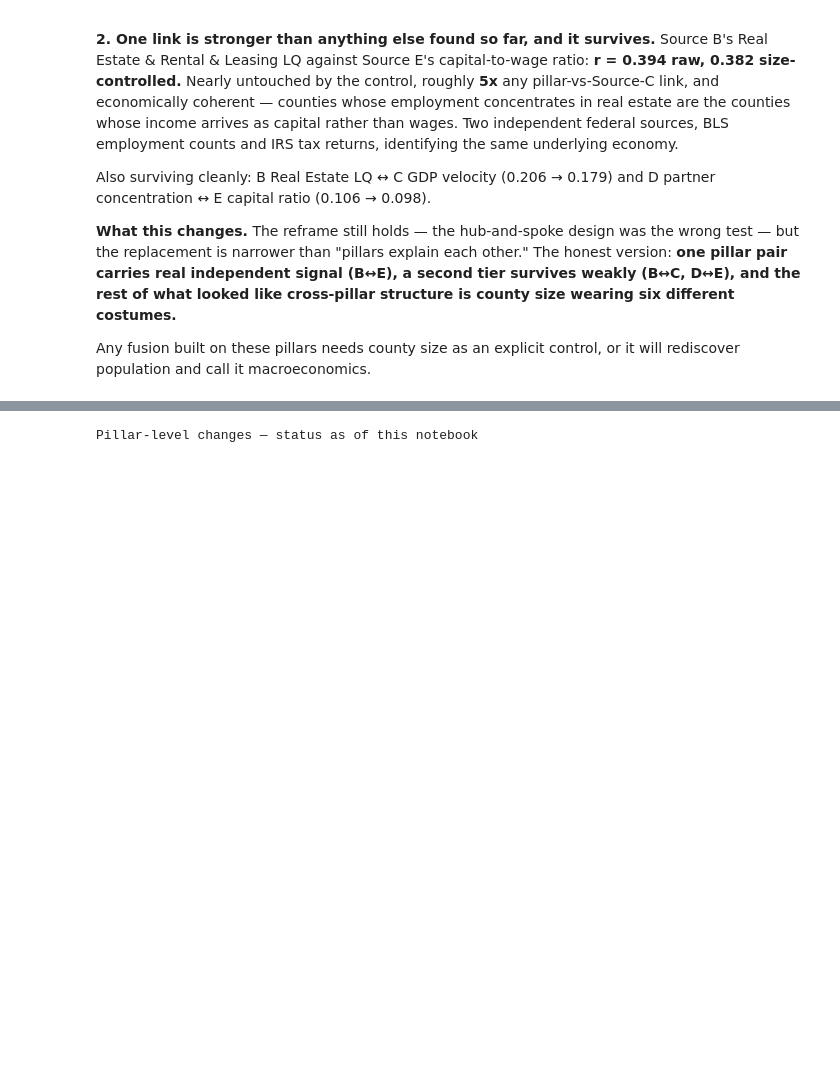
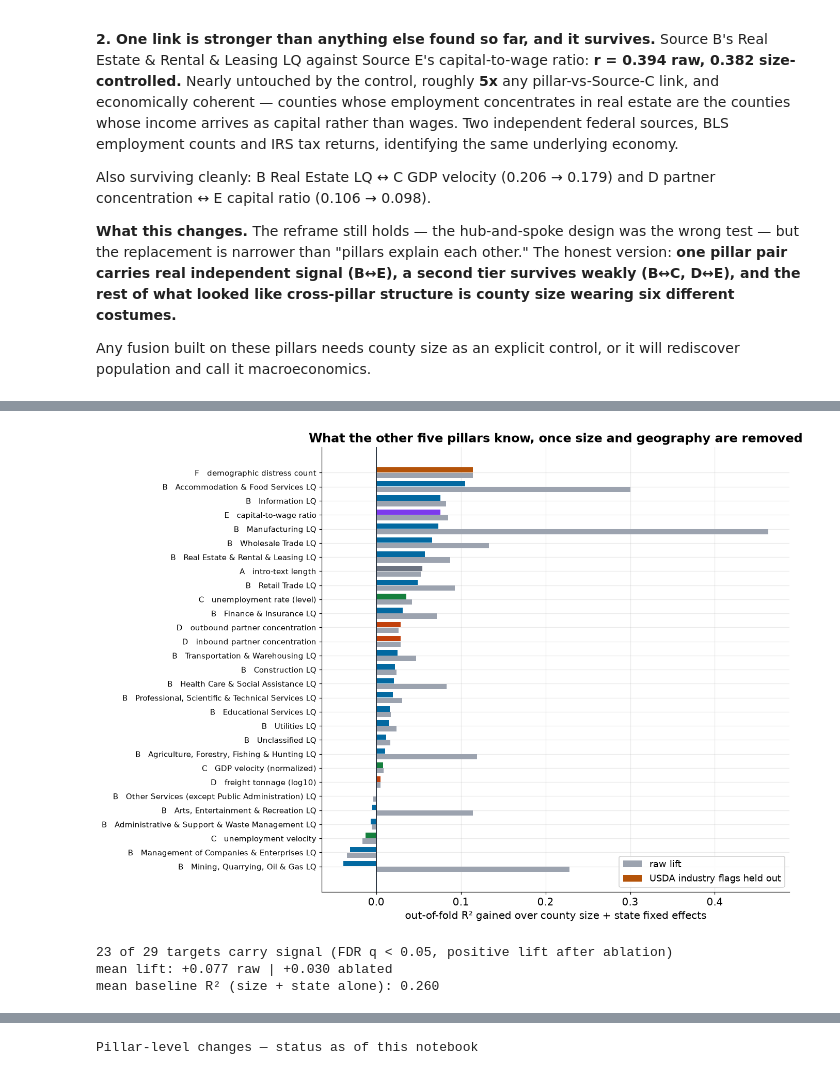
Before and after one commit to Max-Garcia-06/macro_embeddings, a Jupyter notebook: analysis-output/E_macro_key_findings.ipynb, the cells around one changed output, grey strips where cells are left out. Cells and saved outputs as stored; diff of their text form; code cells hidden in the pictures; blank space fills up the shorter version.

```diff
--- a/analysis-output/E_macro_key_findings.ipynb
+++ b/analysis-output/E_macro_key_findings.ipynb
@@ -717,0 +755,37 @@ it will rediscover population and call it macroeconomics.
+# %%
+signal = pd.read_csv(OUTPUTS / "pillar_matrix_signal.csv")
+
+PILLAR_COLORS = {"A": "#6b7280", "B": "#0369a1", "C": GOOD, "D": ACCENT,
+                 "E": "#7c3aed", "F": "#b45309"}
+
+order = signal.sort_values("lift_ablated", ascending=False).reset_index(drop=True)
+y = np.arange(len(order))
+
+fig, ax = plt.subplots(figsize=(12.5, 9))
+ax.barh(y + 0.20, order["lift"], height=0.38, color=MUTED,
+        label="raw lift", zorder=3)
+ax.barh(y - 0.20, order["lift_ablated"], height=0.38,
+        color=[PILLAR_COLORS[p] for p in order["pillar"]],
+        label="USDA industry flags held out", zorder=3)
+
+ax.axvline(0, color=INK, lw=1.2, zorder=4)
+ax.set_yticks(y)
+ax.set_yticklabels([f"{r.pillar}   {r.label}" for r in order.itertuples()], fontsize=10)
+ax.invert_yaxis()
+ax.set_xlabel("out-of-fold R² gained over county size + state fixed effects")
+ax.set_title("What the other five pillars know, once size and geography are removed")
+ax.legend(loc="lower right", fontsize=12, framealpha=0.95)
+plt.tight_layout()
+plt.show()
+
+n_signal = int(signal["carries_signal"].sum())
+print(f"{n_signal} of {len(signal)} targets carry signal "
+      f"(FDR q < 0.05, positive lift after ablation)")
+print(f"mean lift: {signal['lift'].mean():+.3f} raw | "
+      f"{signal['lift_ablated'].mean():+.3f} ablated")
+print(f"mean baseline R² (size + state alone): {signal['r2_baseline'].mean():.3f}")
+# %% [output]
+[figure, added]
+23 of 29 targets carry signal (FDR q < 0.05, positive lift after ablation)
+mean lift: +0.077 raw | +0.030 ablated
+mean baseline R² (size + state alone): 0.260
```
Also changed, not shown: parts of 17 cells of this notebook.
